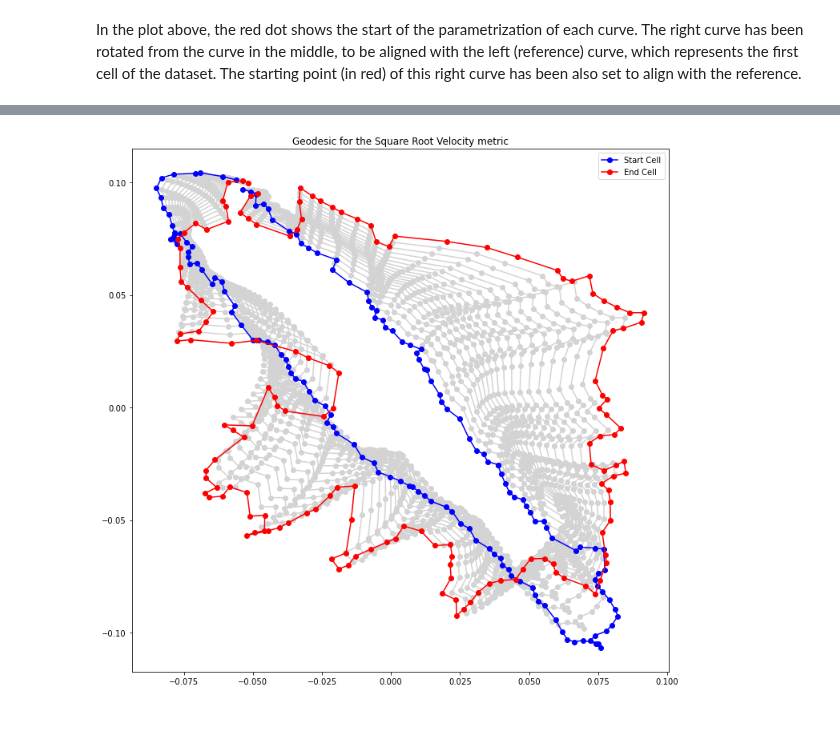
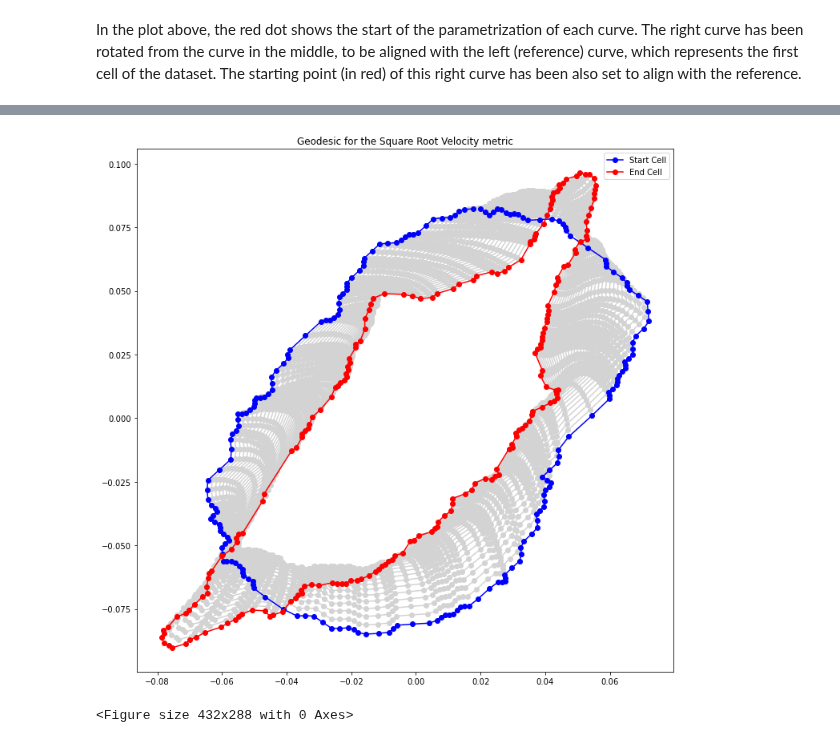
Before and after one commit to geomstats/geomstats, a Jupyter notebook: notebooks/usecase_cell_shapes_analysis.ipynb, the cells around one changed output, grey strips where cells are left out. Cells and saved outputs as stored; diff of their text form; code cells hidden in the pictures.

```diff
--- a/notebooks/usecase_cell_shapes_analysis.ipynb
+++ b/notebooks/usecase_cell_shapes_analysis.ipynb
@@ -246,19 +333,11 @@ control jasp
 # %%
 from geomstats.geometry.discrete_curves import R2, DiscreteCurves, SRVMetric
 
-curves = DiscreteCurves(R2)
-metric = curves.square_root_velocity_metric
+CURVES_SPACE = DiscreteCurves(R2)
+SRV_METRIC = CURVES_SPACE.square_root_velocity_metric
 
-geodesic = metric.geodesic(initial_curve=cells_shape[i], end_curve=cells_shape[j])
+geodesic = SRV_METRIC.geodesic(initial_curve=cell_start, end_curve=cell_end)
 
-points = geodesic(gs.linspace(0., 1., 10))
-
-fig = plt.figure(figsize = (20, 10))
-plt.title("Geodesic between two cells")
-plt.axis('off')
-
-for i, curve in enumerate(points):
-    fig.add_subplot(2, len(points)/2, i + 1)
-    plt.plot(curve[:, 0], curve[:, 1])
-    plt.axis('equal')
-    plt.axis('off')
+n_times = 30
+times = gs.linspace(0., 1., n_times)
+geod_points = geodesic(times)
@@ -266,0 +344,11 @@ for i, curve in enumerate(points):
+# %%
+fig = plt.figure(figsize = (10, 2))
+plt.title("Geodesic between two cells")
+plt.axis('off')
+
+for i, curve in enumerate(geod_points):
+    fig.add_subplot(2, n_times/2, i + 1)
+    plt.plot(curve[:, 0], curve[:, 1])
+    plt.axis('equal')
+    plt.axis('off')
+plt.savefig("geodesic_light_blue.svg")
@@ -267,20 +357,15 @@ for i, curve in enumerate(points):
 # %%
-n_times = 20
-times = gs.linspace(0., 1., n_times)
-
-geod = geodesic(times)
-
 plt.figure(figsize=(12, 12))
-#plt.plot(geod[0, :, 0], geod[0, :, 1], 'o-b', label="Start Cell")
 for i in range(1, n_times - 1):
-    plt.plot(geod[i, :, 0], geod[i, :, 1], 'o-', color="lightgrey")
-plt.plot(geod[0, :, 0], geod[0, :, 1], 'o-b', label="Start Cell")
-
-plt.plot(geod[-1, :, 0], geod[-1, :, 1], 'o-r', label="End Cell")
+    plt.plot(geod_points[i, :, 0], geod_points[i, :, 1], 'o-', color="lightgrey")
+plt.plot(geod_points[0, :, 0], geod_points[0, :, 1], 'o-b', label="Start Cell")
+plt.plot(geod_points[-1, :, 0], geod_points[-1, :, 1], 'o-r', label="End Cell")
 
 plt.title('Geodesic for the Square Root Velocity metric')
 plt.legend()
 plt.show()
+plt.savefig("geodesic_blue_red.svg")
 # %% [output]
-[figure, old version]
+[figure, new version]
+<Figure size 432x288 with 0 Axes>
 # %%
```
Also changed, not shown: parts of 92 cells of this notebook, 31 other files.
